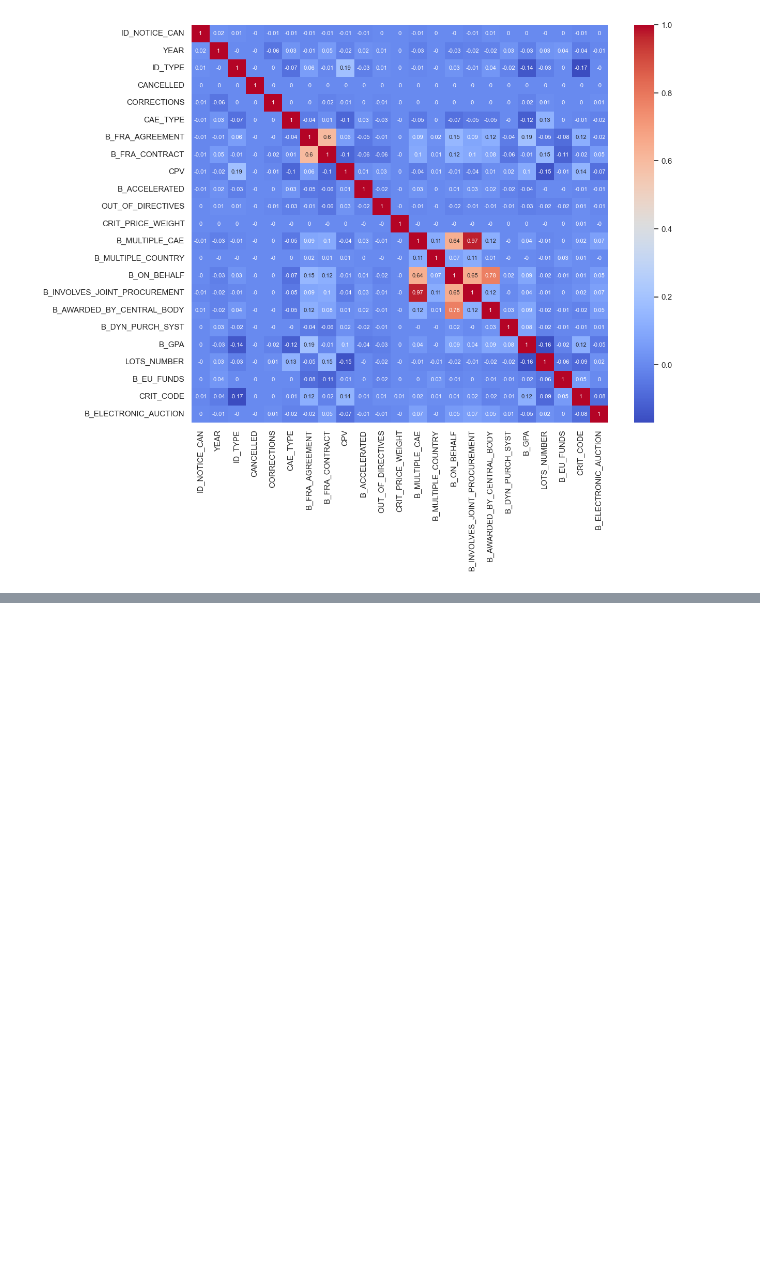
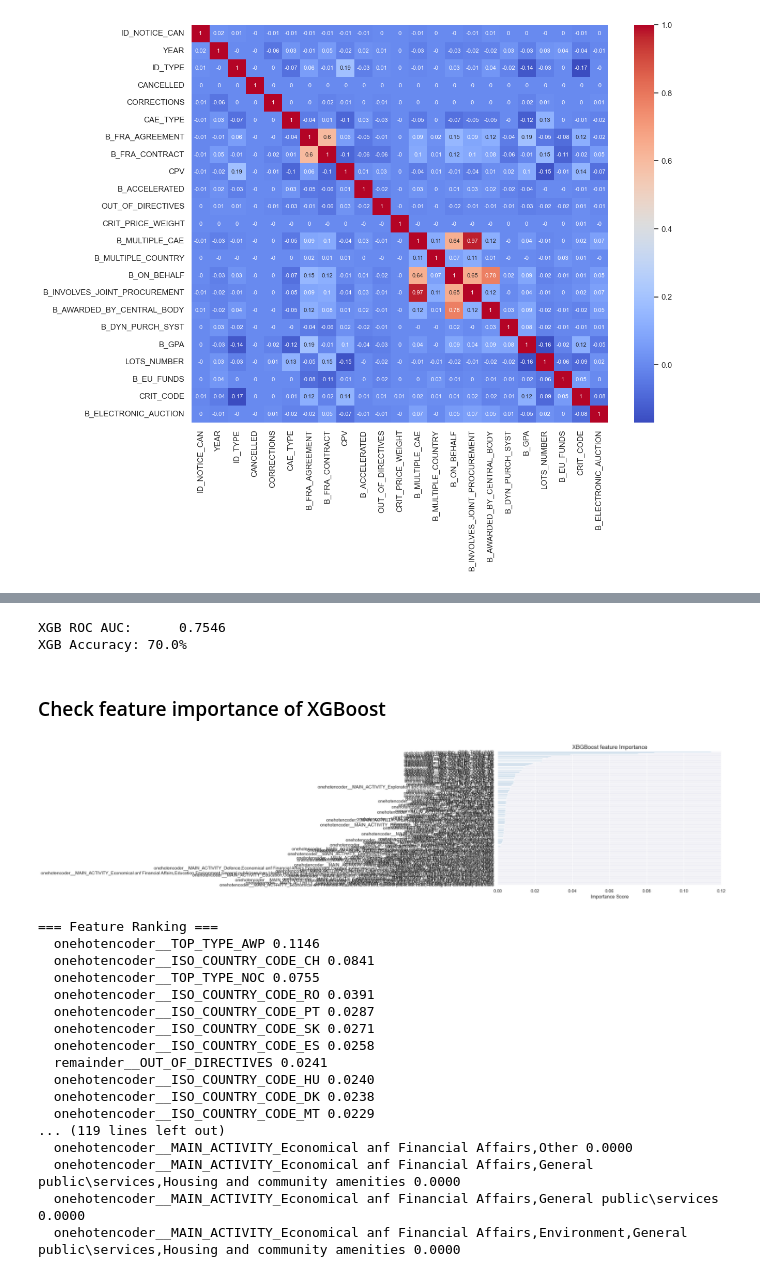
Before and after one commit to Tescoa00/radar.vectyfi, a Jupyter notebook: notebooks/aleimba_vectyfi_radar_eda.ipynb, the cells around one changed output, grey strips where cells are left out. Saved outputs shown, nothing was run; the diff lists cells and outputs as text; code cells hidden in the pictures; blank space fills up the shorter version.

```diff
--- a/notebooks/aleimba_vectyfi_radar_eda.ipynb
+++ b/notebooks/aleimba_vectyfi_radar_eda.ipynb
@@ -1041,0 +1183,2 @@ sns.heatmap(round(df_non_null.corr(numeric_only=True), 2), cmap="coolwarm", anno
+# %%
+X_train, X_test, y_train, y_test = train_test_split(X_enc, y, test_size=0.2, random_state=42, stratify=y)
@@ -1041,0 +1213,50 @@ sns.heatmap(round(df_non_null.corr(numeric_only=True), 2), cmap="coolwarm", anno
+# %%
+xgb_model = XGBClassifier(
+    n_estimators=100, max_depth=9,
+    tree_method='hist', # enable_categorical=True,
+    random_state=42, n_jobs=-1,
+)
+xgb_model.fit(X_train, y_train)
+
+xgb_roc_auc = roc_auc_score(y_test, xgb_model.predict_proba(X_test)[:, 1])
+xgb_accuracy = accuracy_score(y_test, xgb_model.predict(X_test))
+
+print(f'XGB ROC AUC:      {xgb_roc_auc:.4f}')
+print(f'XGB Accuracy: {xgb_accuracy*100:.1f}%')
+# %% [output]
+XGB ROC AUC:      0.7546
+XGB Accuracy: 70.0%
+# %% [markdown]
+### Check feature importance of XGBoost
+# %%
+feat_imp = pd.Series(xgb_model.feature_importances_, index=X_train.columns).sort_values(ascending=True)
+
+plt.figure(figsize=(10, 6))
+feat_imp.plot(kind='barh', color='steelblue')
+plt.title('XBGBoost feature Importance', fontsize=14)
+plt.xlabel('Importance Score')
+plt.tight_layout()
+plt.show()
+
+print('=== Feature Ranking ===')
+for feat, imp in feat_imp.iloc[::-1].items():
+    print(f'  {feat:25s} {imp:.4f}')
+# %% [output]
+[figure, added]
+=== Feature Ranking ===
+  onehotencoder__TOP_TYPE_AWP 0.1146
+  onehotencoder__ISO_COUNTRY_CODE_CH 0.0841
+  onehotencoder__TOP_TYPE_NOC 0.0755
+  onehotencoder__ISO_COUNTRY_CODE_RO 0.0391
+  onehotencoder__ISO_COUNTRY_CODE_PT 0.0287
+  onehotencoder__ISO_COUNTRY_CODE_SK 0.0271
+  onehotencoder__ISO_COUNTRY_CODE_ES 0.0258
+  remainder__OUT_OF_DIRECTIVES 0.0241
+  onehotencoder__ISO_COUNTRY_CODE_HU 0.0240
+  onehotencoder__ISO_COUNTRY_CODE_DK 0.0238
+  onehotencoder__ISO_COUNTRY_CODE_MT 0.0229
+... (119 lines left out)
+  onehotencoder__MAIN_ACTIVITY_Economical anf Financial Affairs,Other 0.0000
+  onehotencoder__MAIN_ACTIVITY_Economical anf Financial Affairs,General public\services,Housing and community amenities 0.0000
+  onehotencoder__MAIN_ACTIVITY_Economical anf Financial Affairs,General public\services 0.0000
+  onehotencoder__MAIN_ACTIVITY_Economical anf Financial Affairs,Environment,General public\services,Housing and community amenities 0.0000
```
Also changed, not shown: parts of 33 cells of this notebook, 3 other files.
